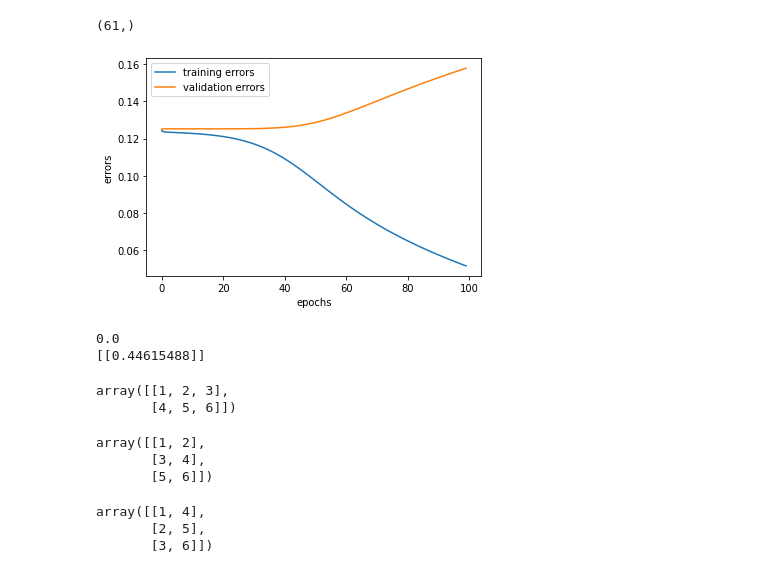
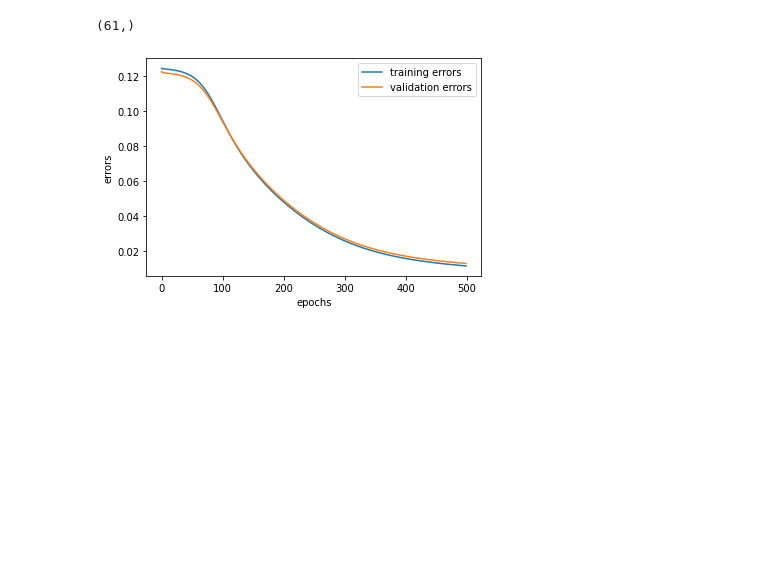
Before and after one commit to AhmedSobeih/Neural_Network_Implementation, a Jupyter notebook: NN Project.ipynb, the cells around one changed output. Cells and saved outputs as stored; diff of their text form; code cells hidden in the pictures; blank space fills up the shorter version.

Commit message:
Fixed the bug of the validation error

```diff
--- a/NN Project.ipynb
+++ b/NN Project.ipynb
@@ -64,7 +64,9 @@ def splitXandY(list, labelIdx):
 # %%
 X_train, y_train = splitXandY(train, 4)
 X_validation, y_validation = splitXandY(validation, 4)
+y_validation = y_validation.reshape((y_validation.shape[0],1))
 X_test, y_test = splitXandY(test, 4)
+y_test = y_test.reshape((y_test.shape[0],1))
 # %%
 def getMinandMax(list):
   minList = []
@@ -75,18 +77,18 @@ def getMinandMax(list):
     maxList.append(max(col))
   return minList, maxList
 # %%
-def normalize(list, min, max):
+def normalize(list, min_list, max_list):
   newList = list.copy()
   for i in range(len(list[0])):
     col = list[:,i]
     for j in range(len(col)):
-      newList[j][i] = (col[j] - min[i] ) / (max[i] - min[i])
+      newList[j][i] = (col[j] - min_list[i] ) / (max_list[i] - min_list[i])
   return newList
 # %%
-min, max = getMinandMax(train)
-X_train_norm = normalize(X_train, min, max)
-X_validation_norm = normalize(X_validation, min, max)
-X_test_norm = normalize(X_test, min, max)
+min_list, max_list = getMinandMax(train)
+X_train_norm = normalize(X_train, min_list, max_list)
+X_validation_norm = normalize(X_validation, min_list, max_list)
+X_test_norm = normalize(X_test, min_list, max_list)
 # %%
 X_train_norm
 # %% [output]
@@ -174,8 +176,8 @@ def calculateValidationError(X, y,first_layer_W, first_layer_b, second_layer_W,
 # first_layer_b_gradient = np.sum(np.matmul(second_layer_W, ( dE_dy* output_y*(1-output_y)).reshape((1,100))).reshape((100,10)) * (hidden_y*(1-hidden_y)))
 # %%
 y_train_batches2 = np.array(y_train_batches)
-eta = 1
-epochs=100
+eta = 0.5
+epochs=500
 batches = np.array(x_train_batches).shape[0]
 random_state=1
 random = np.random.RandomState(random_state)
@@ -222,57 +224,31 @@ for epoch in range(epochs):
         second_layer_W -= (1/batch_size)* eta * second_layer_W_gradient
         second_layer_b -= (1/batch_size)*eta * second_layer_b_gradient
         first_layer_W -= (1/batch_size)*eta * first_layer_W_gradient
         first_layer_b -= (1/batch_size)*eta * first_layer_b_gradient
     training_errors.append(sum(batch_errors)/len(batch_errors))
     validation_error = calculateValidationError(X_validation_norm, y_validation,first_layer_W, first_layer_b, second_layer_W, second_layer_b)
     validation_errors.append(np.mean(validation_error))
     ##predict on validation data, calculate metrics
 
 
 #PLOTTING TRAINING ERROR
 x1=range(0, epochs)
 y1=training_errors
 y2=validation_errors
 plt.plot(x1, y1, label = "training errors")
 plt.plot(x1, y2, label = "validation errors")
 
 # naming the x axis
 plt.xlabel('epochs')
 # naming the y axis
 plt.ylabel('errors')
 # giving a title to my graph
 plt.title('')
 
 # show a legend on the plot
 plt.legend()
 
 # function to show the plot
 plt.show()
 # %% [output]
-[figure, old version]
+[figure, new version]
-# %%
-print(y_train_batches[0][3])
-hidden_z, hidden_y, output_z, output_y = forward_propagation(x_train_batches[0][3],first_layer_W, first_layer_b, second_layer_W, second_layer_b)
-
-print(output_y)
-# %% [output]
-0.0
-[[0.44615488]]
-# %%
-x = np.array([[1,2,3],[4,5,6]])
-x
-# %% [output]
-array([[1, 2, 3],
-       [4, 5, 6]])
-# %%
-x.reshape((3,2))
-# %% [output]
-array([[1, 2],
-       [3, 4],
-       [5, 6]])
-# %%
-np.transpose(x)
-# %% [output]
-array([[1, 4],
-       [2, 5],
-       [3, 6]])
```
Also changed, not shown: parts of 2 cells of this notebook.
